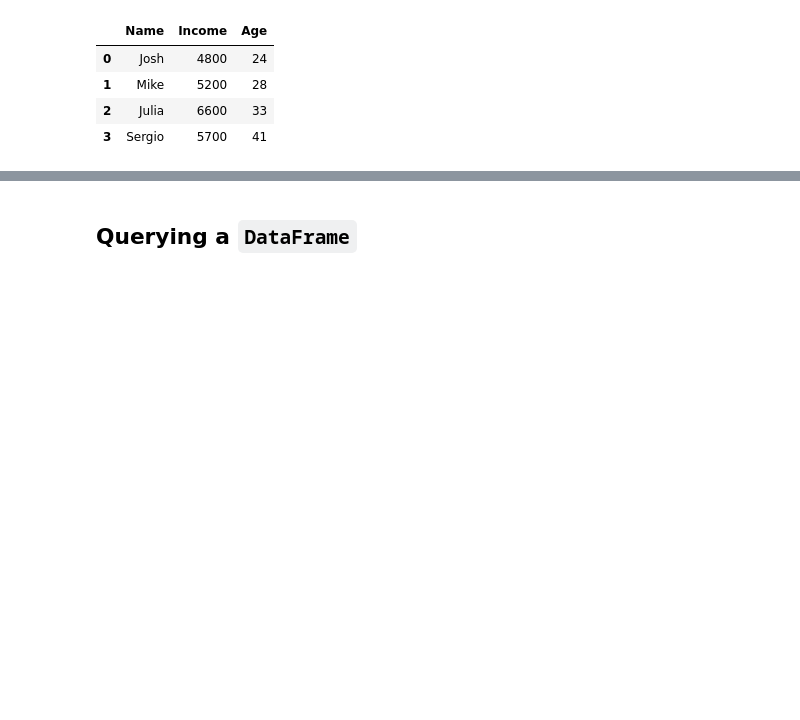
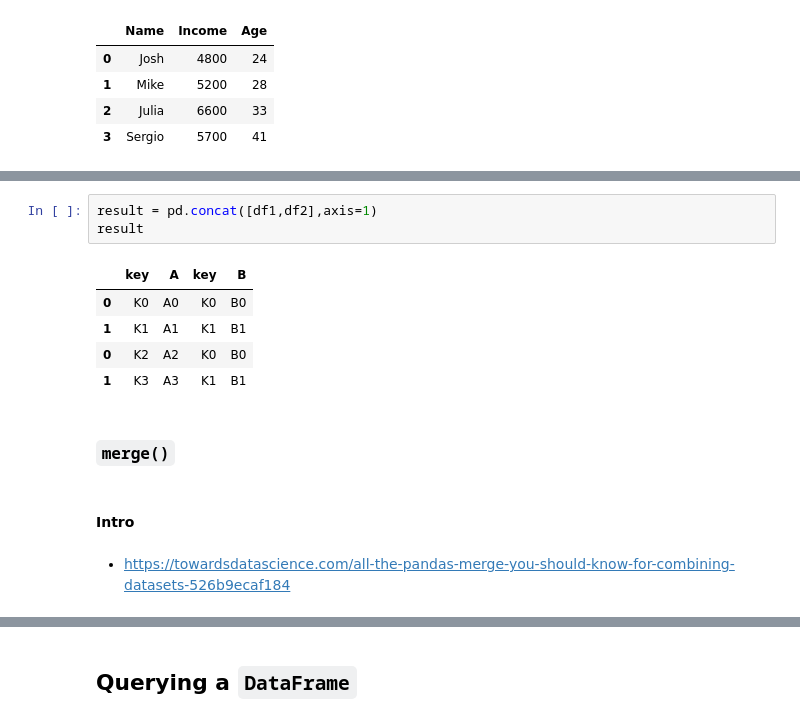
Before and after one commit to dev-SR/machine-learning, a Jupyter notebook: 01pandas/pandas.ipynb, the cells around one changed output, grey strips where cells are left out. Drawn from its saved outputs; the diff is of its cells as text; blank space fills up the shorter version.

Commit message:
pandas: merge

```diff
--- a/01pandas/pandas.ipynb
+++ b/01pandas/pandas.ipynb
@@ -1800,0 +1784,15 @@ employees.filter(regex='e$', axis=1)  # Columns end with "e"
+# %%
+result = pd.concat([df1,df2],axis=1)
+result
+# %% [output]
+|  | key | A | key | B |
+| 0 | K0 | A0 | K0 | B0 |
+| 1 | K1 | A1 | K1 | B1 |
+| 0 | K2 | A2 | K0 | B0 |
+| 1 | K3 | A3 | K1 | B1 |
+# %% [markdown]
+### `merge()`
+# %% [markdown]
+#### Intro
+# %% [markdown]
+- [https://towardsdatascience.com/all-the-pandas-merge-you-should-know-for-combining-datasets-526b9ecaf184](https://towardsdatascience.com/all-the-pandas-merge-you-should-know-for-combining-datasets-526b9ecaf184)
```
Also changed, not shown: parts of 218 cells of this notebook, 6 other files.
